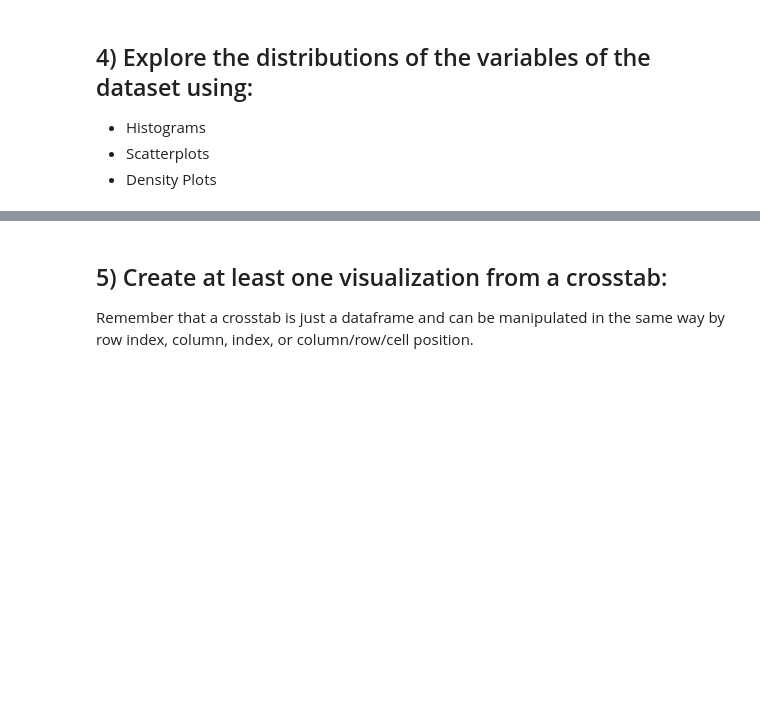
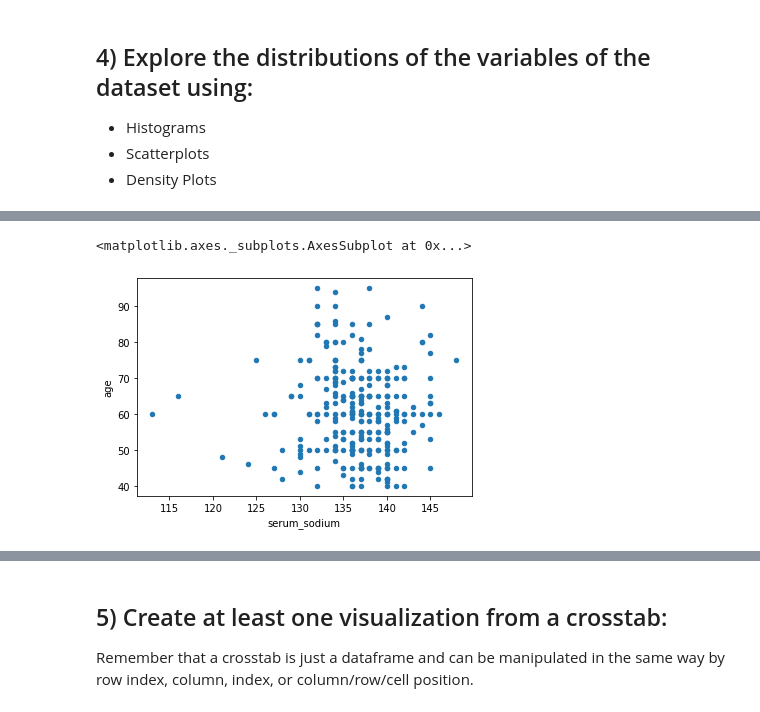
Before and after one commit to yestrella14/DS-Unit-1-Sprint-1-Data-Wrangling-and-Storytelling, a Jupyter notebook: module1-exploratory-data-analysis/LS_DS_111_Exploratory_Data_Analysis_Assignment.ipynb, the cells around one changed output, grey strips where cells are left out. Cells and saved outputs as stored; diff of their text form; code cells hidden in the pictures; blank space fills up the shorter version.

```diff
--- a/module1-exploratory-data-analysis/LS_DS_111_Exploratory_Data_Analysis_Assignment.ipynb
+++ b/module1-exploratory-data-analysis/LS_DS_111_Exploratory_Data_Analysis_Assignment.ipynb
@@ -116,0 +264,7 @@ Take whichever of the above datasets has more categorical variables and use cros
+# %%
+#Scatterplots
+
+heart_failure.plot.scatter("serum_sodium", 'age')
+# %% [output]
+<matplotlib.axes._subplots.AxesSubplot at 0x...>
+[figure, added]
```
Also changed, not shown: parts of 29 cells of this notebook.
